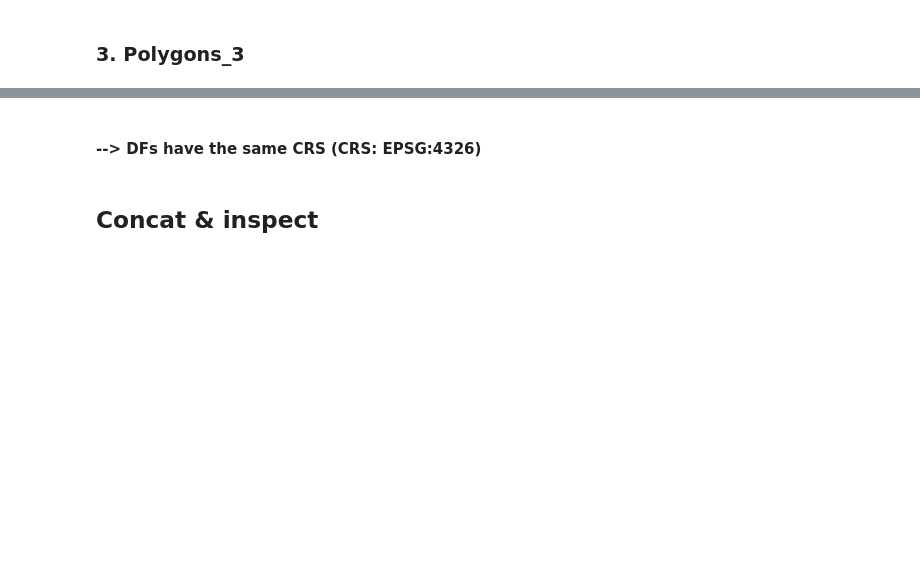
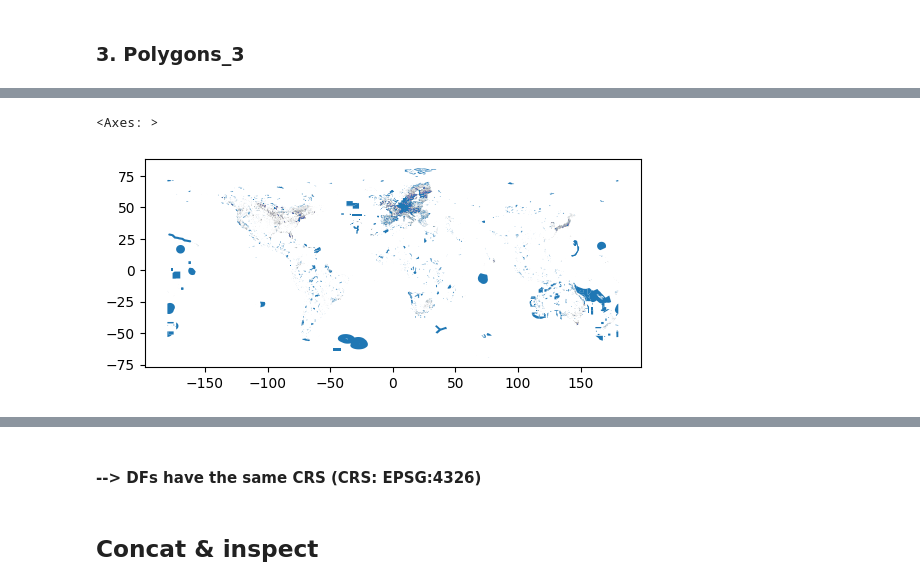
Before and after one commit to dataforgoodfr/12_bloom, a Jupyter notebook: data_science/notebooks/Narrow_down_WDPA_to_non_terrestrial.ipynb, the cells around one changed output, grey strips where cells are left out. Cells and saved outputs as stored; diff of their text form; code cells hidden in the pictures; blank space fills up the shorter version.

```diff
--- a/data_science/notebooks/Narrow_down_WDPA_to_non_terrestrial.ipynb
+++ b/data_science/notebooks/Narrow_down_WDPA_to_non_terrestrial.ipynb
@@ -115,3 +102,8 @@ df2.crs
+# %%
+df2.plot()
+# %% [output]
+<Axes: >
+[figure, added]
 # %%
 %%time
 df3 = shp_file_to_df(path_root,'WDPA_Jan2023_Public_shp_2','WDPA_Jan2023_Public_shp-polygons.shp')
```
Also changed, not shown: parts of 27 cells of this notebook, 2 other files.
